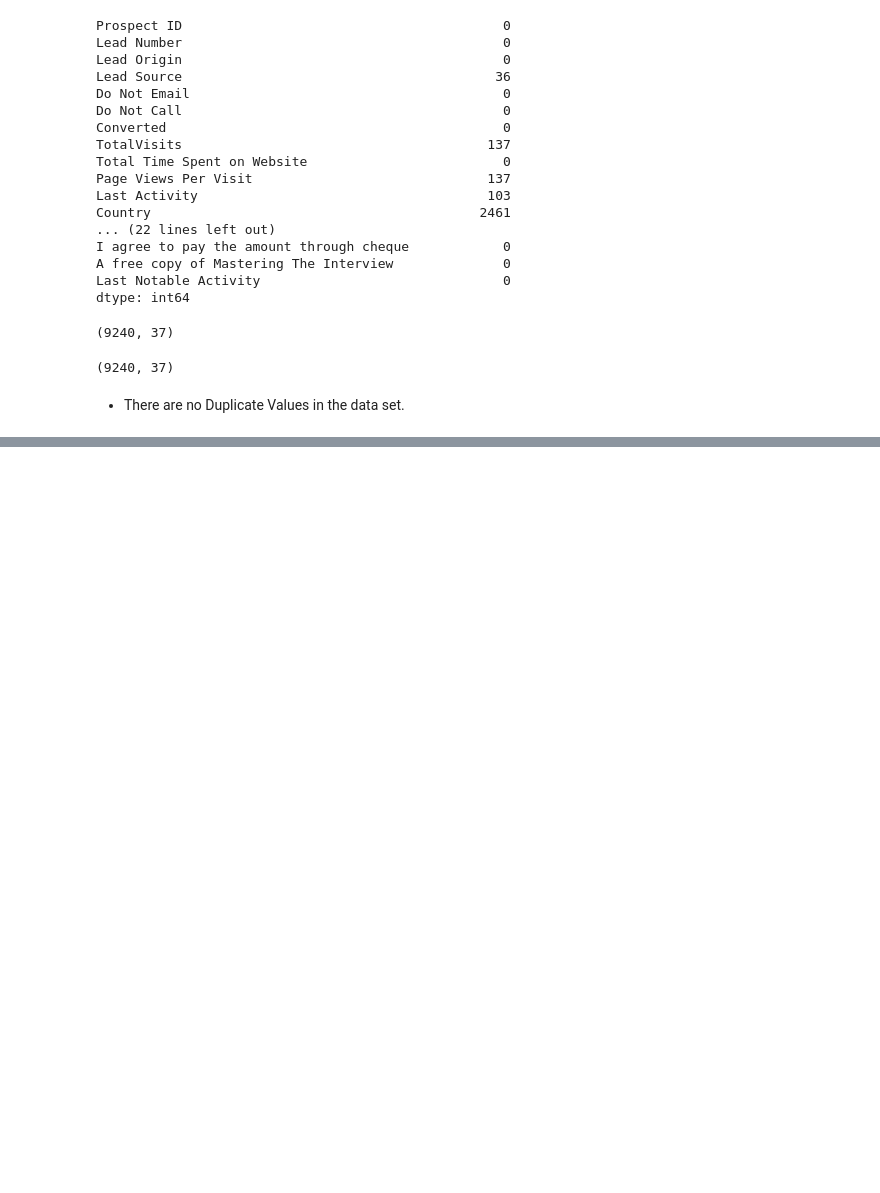
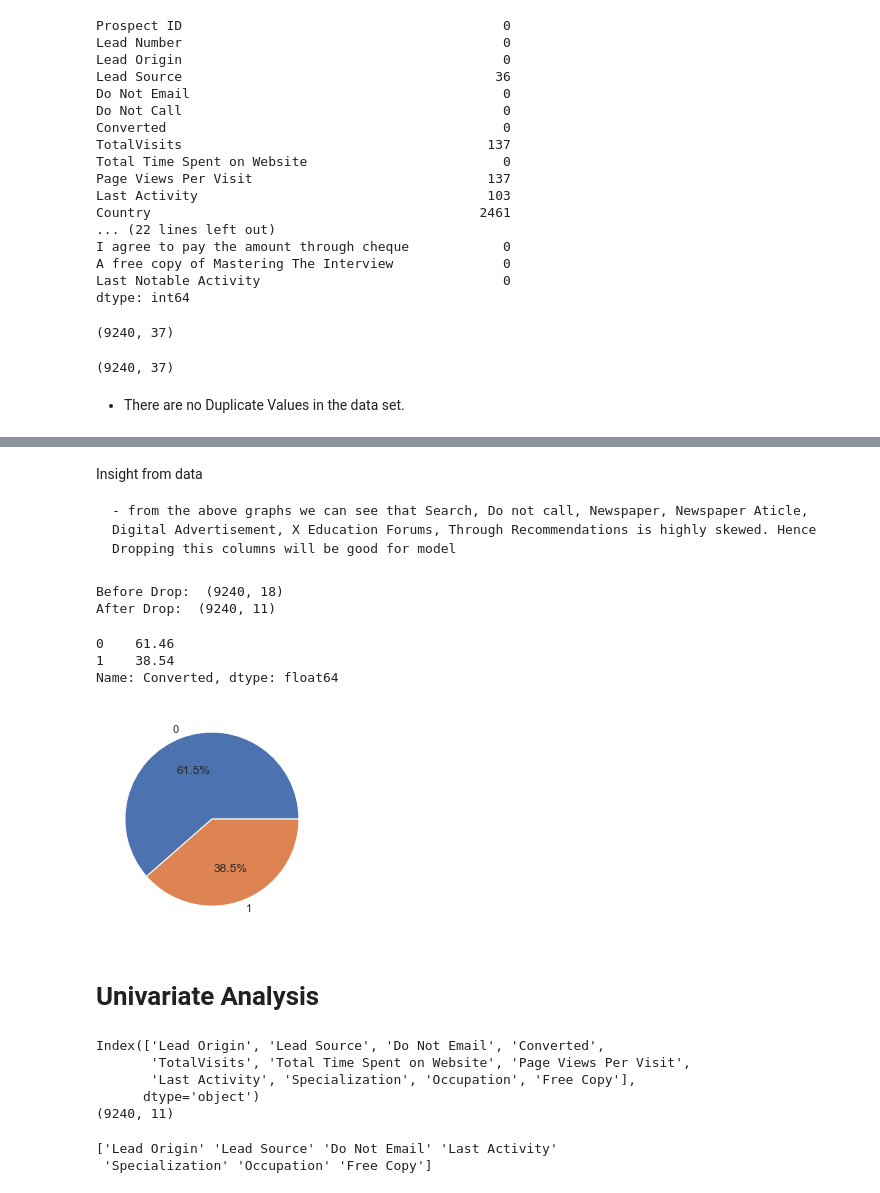
Before and after one commit to JUPUDI-VAMSI-KALYAN/Lead-Scoring-CaseStudy-Upgrad, a Jupyter notebook: Lead-Scoring-Assignment.ipynb, the cells around one changed output, grey strips where cells are left out. Saved outputs shown, nothing was run; the diff lists cells and outputs as text; code cells hidden in the pictures; blank space fills up the shorter version.

```diff
--- a/Lead-Scoring-Assignment.ipynb
+++ b/Lead-Scoring-Assignment.ipynb
@@ -94,0 +372,45 @@ copy_data.shape
+# %% [markdown]
+Insight from data
+
+    - from the above graphs we can see that Search, Do not call, Newspaper, Newspaper Aticle, Digital Advertisement, X Education Forums, Through Recommendations is highly skewed. Hence Dropping this columns will be good for model
+# %%
+print("Before Drop: ",data.shape)
+data.drop(['Search', 'Do Not Call', 'Newspaper', 'Newspaper Article', 'Digital Advertisement','X Education Forums', 'Through Recommendations'],axis=1,inplace=True)
+print("After Drop: ",data.shape)
+# %% [output]
+Before Drop:  (9240, 18)
+After Drop:  (9240, 11)
+# %%
+round(data['Converted'].value_counts()/data.shape[0]*100,2)
+# %% [output]
+0    61.46
+1    38.54
+Name: Converted, dtype: float64
+# %%
+# round(data['Converted'].value_counts()/data.shape[0]*100,2)
+plt.pie(data['Converted'].value_counts(),labels=["0","1"], autopct='%1.1f%%')
+plt.show()
+# %% [output]
+[figure, added]
+# %% [markdown]
+# Univariate Analysis
+# %%
+# Changing the Column Names
+data.rename(columns={'What is your current occupation': 'Occupation',
+                     'A free copy of Mastering The Interview': 'Free Copy'
+                    },inplace = True)
+print(data.columns)
+print(data.shape)
+# %% [output]
+Index(['Lead Origin', 'Lead Source', 'Do Not Email', 'Converted',
+       'TotalVisits', 'Total Time Spent on Website', 'Page Views Per Visit',
+       'Last Activity', 'Specialization', 'Occupation', 'Free Copy'],
+      dtype='object')
+(9240, 11)
+# %%
+# Categorical Columns
+categorical_columns = data.select_dtypes(exclude =["number"]).columns.values
+print(categorical_columns)
+# %% [output]
+['Lead Origin' 'Lead Source' 'Do Not Email' 'Last Activity'
+ 'Specialization' 'Occupation' 'Free Copy']
```
Also changed, not shown: parts of 170 cells of this notebook, 1 other file.
